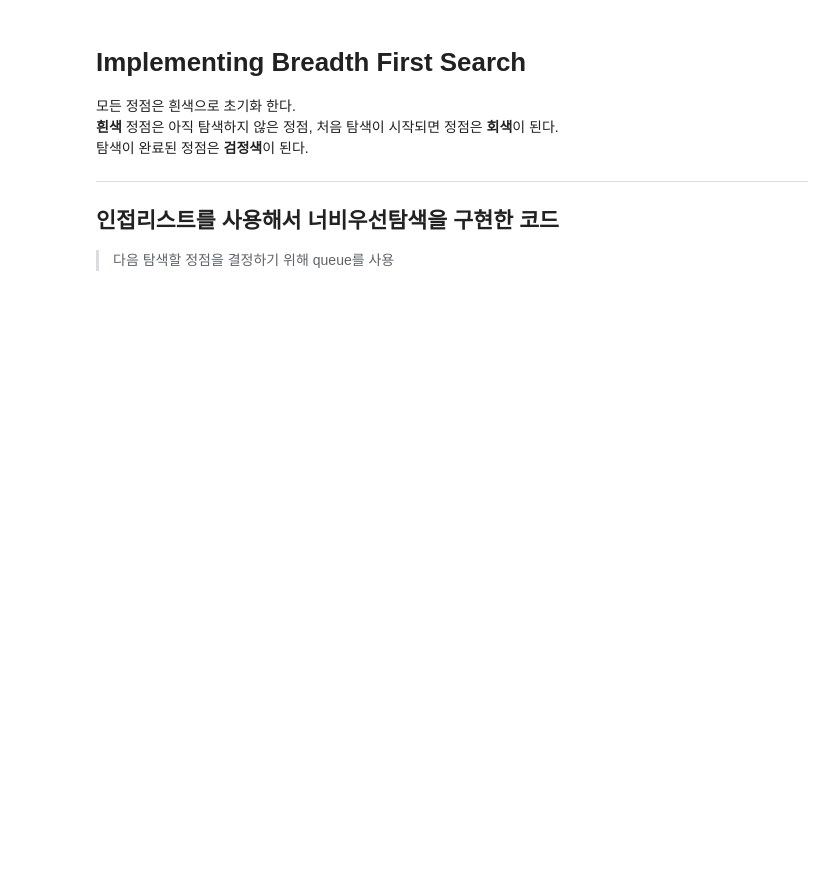
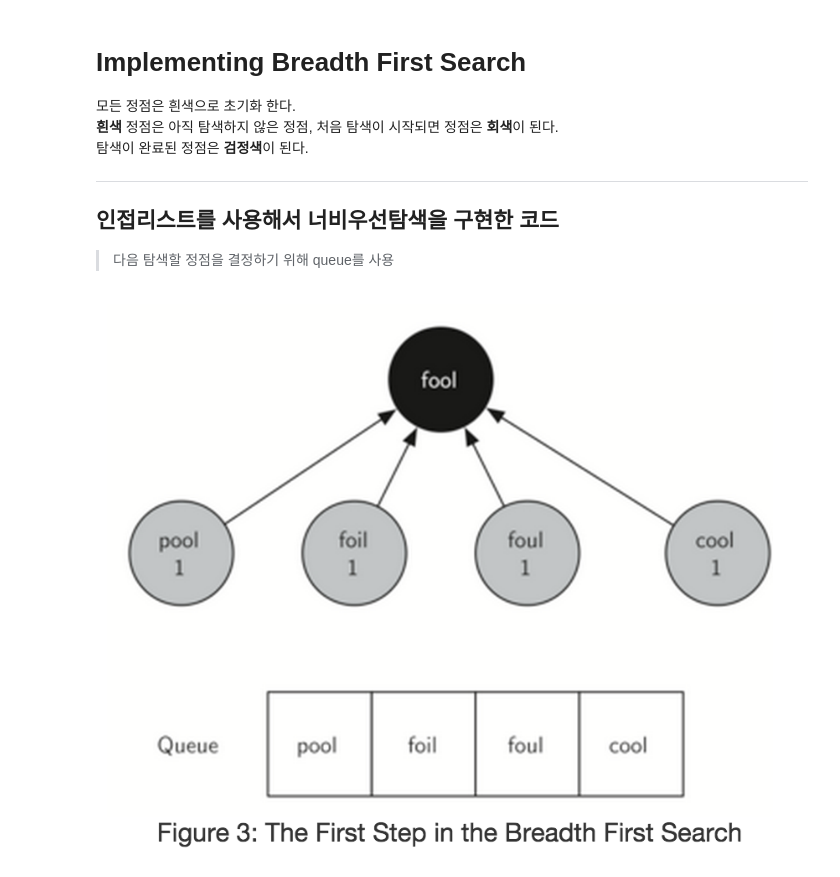
Before and after one commit to jonnung/son-gorithms, a Jupyter notebook: Lecture/6.Graph Algorithm/Implementing-Breadth-First-Search.ipynb, the cells around one changed output. Saved outputs shown, nothing was run; the diff lists cells and outputs as text; code cells hidden in the pictures; blank space fills up the shorter version.

```diff
--- a/Lecture/6.Graph Algorithm/Implementing-Breadth-First-Search.ipynb
+++ b/Lecture/6.Graph Algorithm/Implementing-Breadth-First-Search.ipynb
@@ -29,3 +29,8 @@ def bfs(g, start):
         nbr.setPred(currentVert)
         vertQueue.enqueue(nbr)
     currentVert.setColor('black')
+# %%
+from IPython.display import Image
+Image(filename='images/BFS_Figure3.png', retina=True)
+# %% [output]
+[figure, added]
```
Also changed, not shown: parts of 3 cells of this notebook, 8 other files.
